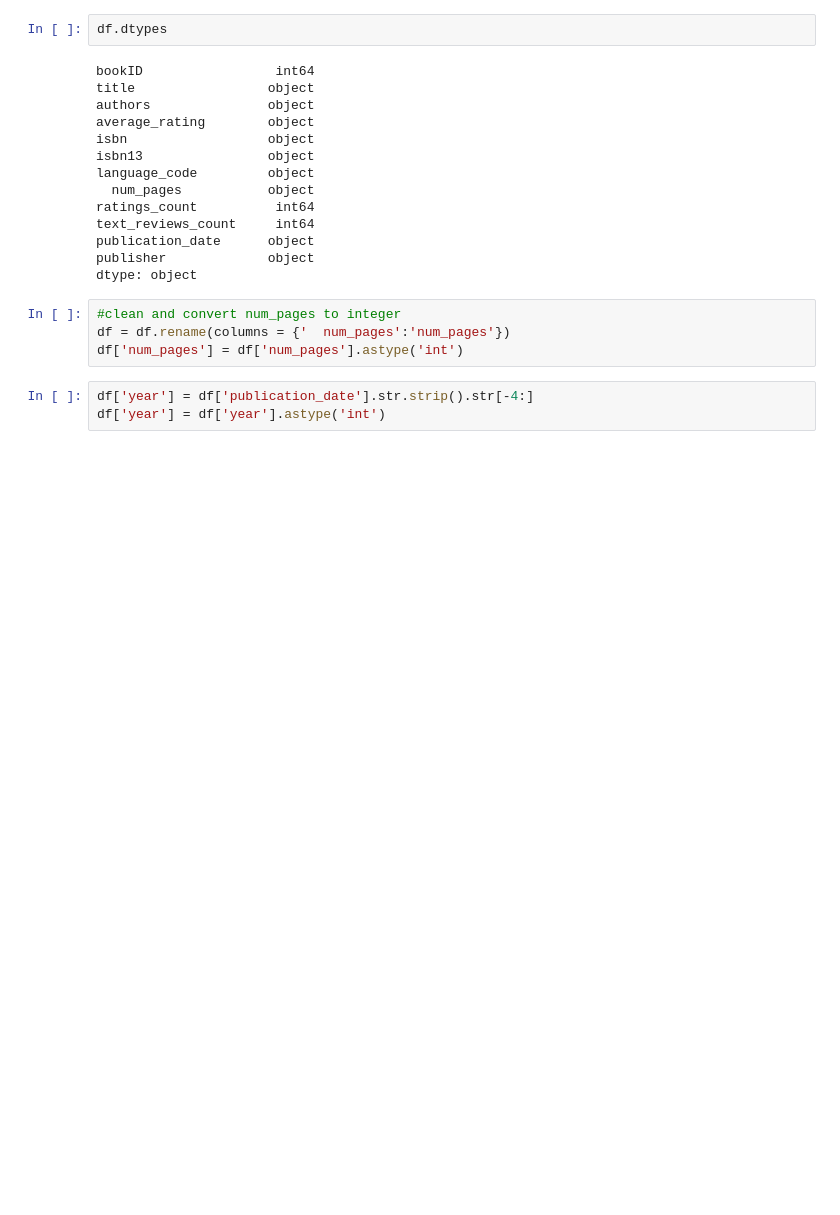
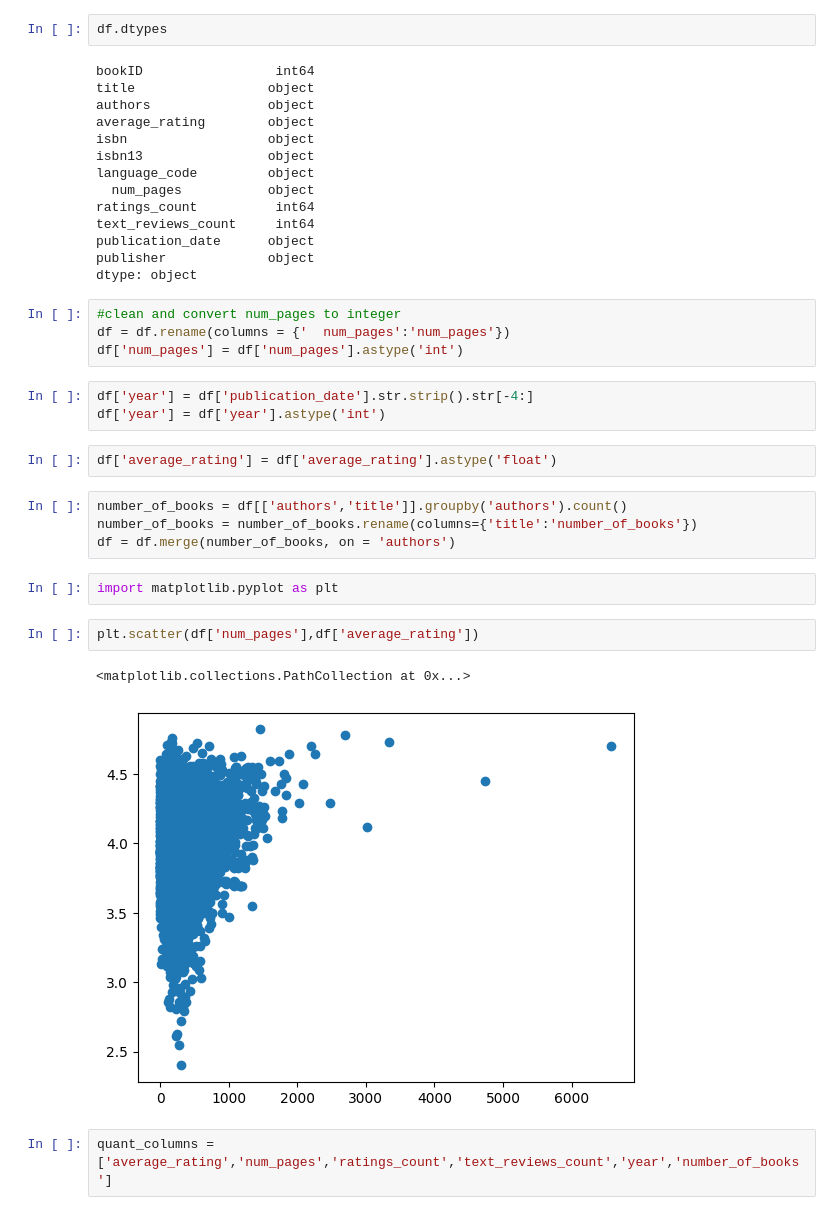
Before and after one commit to naqueattack/BookRecommender, a Jupyter notebook: python/EDA.ipynb, the cells around one changed output. Cells and saved outputs as stored; diff of their text form; blank space fills up the shorter version.

```diff
--- a/python/EDA.ipynb
+++ b/python/EDA.ipynb
@@ -70,3 +70,18 @@ df['num_pages'] = df['num_pages'].astype('int')
 # %%
 df['year'] = df['publication_date'].str.strip().str[-4:]
 df['year'] = df['year'].astype('int')
+# %%
+df['average_rating'] = df['average_rating'].astype('float')
+# %%
+number_of_books = df[['authors','title']].groupby('authors').count()
+number_of_books = number_of_books.rename(columns={'title':'number_of_books'})
+df = df.merge(number_of_books, on = 'authors')
+# %%
+import matplotlib.pyplot as plt
+# %%
+plt.scatter(df['num_pages'],df['average_rating'])
+# %% [output]
+<matplotlib.collections.PathCollection at 0x...>
+[figure, added]
+# %%
+quant_columns = ['average_rating','num_pages','ratings_count','text_reviews_count','year','number_of_books']
```
Also changed, not shown: parts of 3 cells of this notebook, 1 other file.
